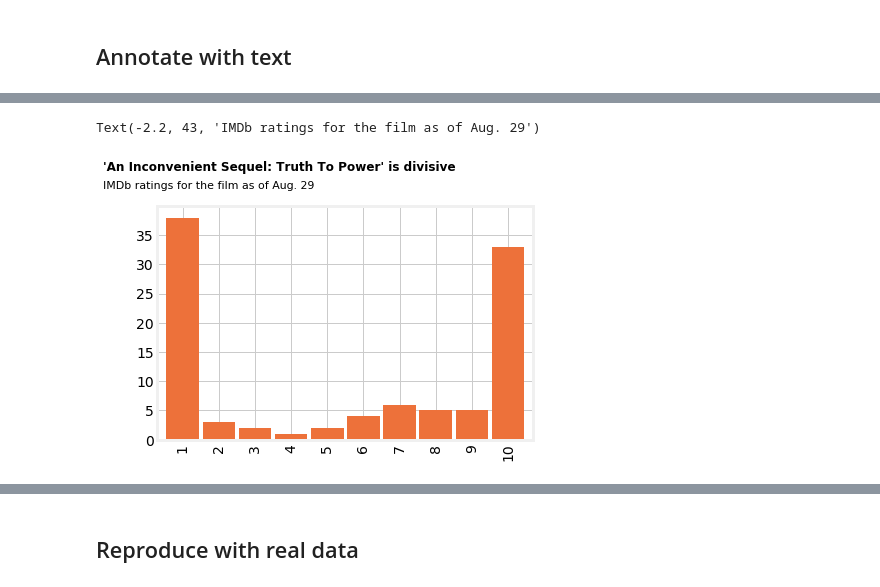
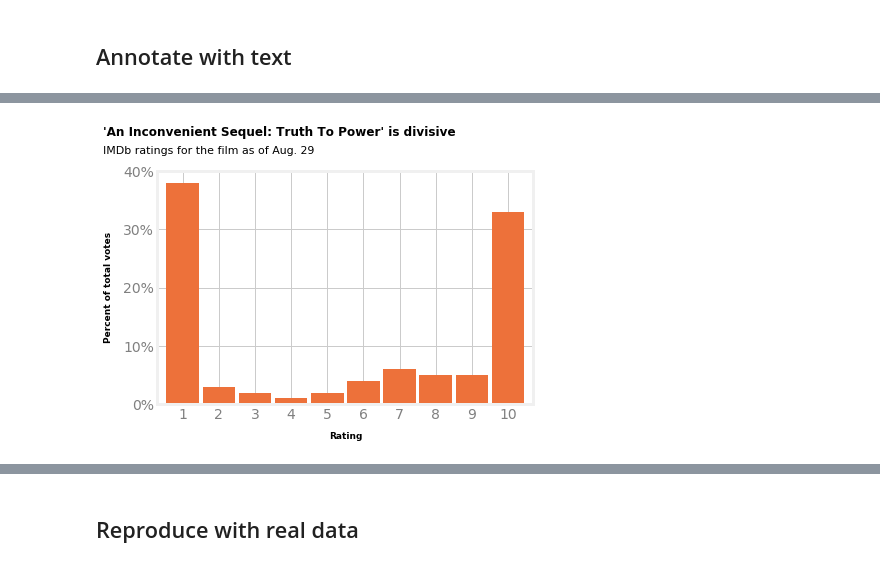
Before and after one commit to Bhavani-Rajan/DS-Unit-1-Sprint-2-Data-Wrangling-and-Storytelling, a Jupyter notebook: module3-make-explanatory-visualizations/LS_DS_123_Make_Explanatory_Visualizations.ipynb, the cells around one changed output, grey strips where cells are left out. Drawn from its saved outputs; the diff is of its cells as text; code cells hidden in the pictures.

```diff
--- a/module3-make-explanatory-visualizations/LS_DS_123_Make_Explanatory_Visualizations.ipynb
+++ b/module3-make-explanatory-visualizations/LS_DS_123_Make_Explanatory_Visualizations.ipynb
@@ -335,7 +335,7 @@ display(example)
 [interactive output not drawn]
 # %%
 import matplotlib.pyplot as plt
-
+import matplotlib.ticker as mtick
 
 # select the style
 plt.style.use('fivethirtyeight')
@@ -353,32 +353,50 @@ ax = fake.plot.bar(color='#ED713A', width=0.9)
 ax.set(facecolor='white')
 
 # also for the fig
 fig.patch.set(facecolor='white')
 fig.patch.set_alpha(0.1)
 
 ax.patch.set_alpha(0.1)
 
 # multiple way of adding title
 #fig.suptitle('title added to fig')
 #ax.text(x=1,y=35,s='title using ax.text')
 #ax.set_title('title using ax.set_title');
 
 # There is more than one way to set a title on a graph
 # matplotlib is not "pythonic"
 # fig.suptitle('test title')
 # ax.set_title("title")
 
 # If we want a really custom title
 # We can just use a text annotation and make it look like a title
 ax.text(x=-2.2, y=46, s="'An Inconvenient Sequel: Truth To Power' is divisive",
         fontweight='bold', fontsize=12);
 ax.text(x=-2.2, y=43, s="IMDb ratings for the film as of Aug. 29",
         fontsize=11)
 
 # Set our axis labels (These are just text objects that have been rotated!!)
 ax.set_ylabel("Percent of total votes", fontsize=9, fontweight='bold',
               labelpad=10)
 ax.set_xlabel("Rating", fontsize=9, fontweight='bold', labelpad=10)
+
+# Fix our tick lables. Yet again, these are text and use the text parameters!
+ax.set_xticklabels(range(1,11), rotation=0)
+ax.set_yticks(range(0,50,10))
+ax.set_yticklabels(range(0, 50, 10))
+
+# to format the percentage sign on y axis
+fmt = '%.0f%%' # Format you want the ticks, e.g. '40%'
+yticks = mtick.FormatStrFormatter(fmt)
+ax.yaxis.set_major_formatter(yticks)
+
+# to set the tick color to grey
+
+ax.tick_params(axis='x', colors='gray')
+ax.tick_params(axis='y', colors='gray')
+
+
+
+plt.show()
 # %% [output]
-Text(-2.2, 43, 'IMDb ratings for the film as of Aug. 29')
-[figure, old version]
+[figure, new version]
```
Also changed, not shown: parts of 4 cells of this notebook.
